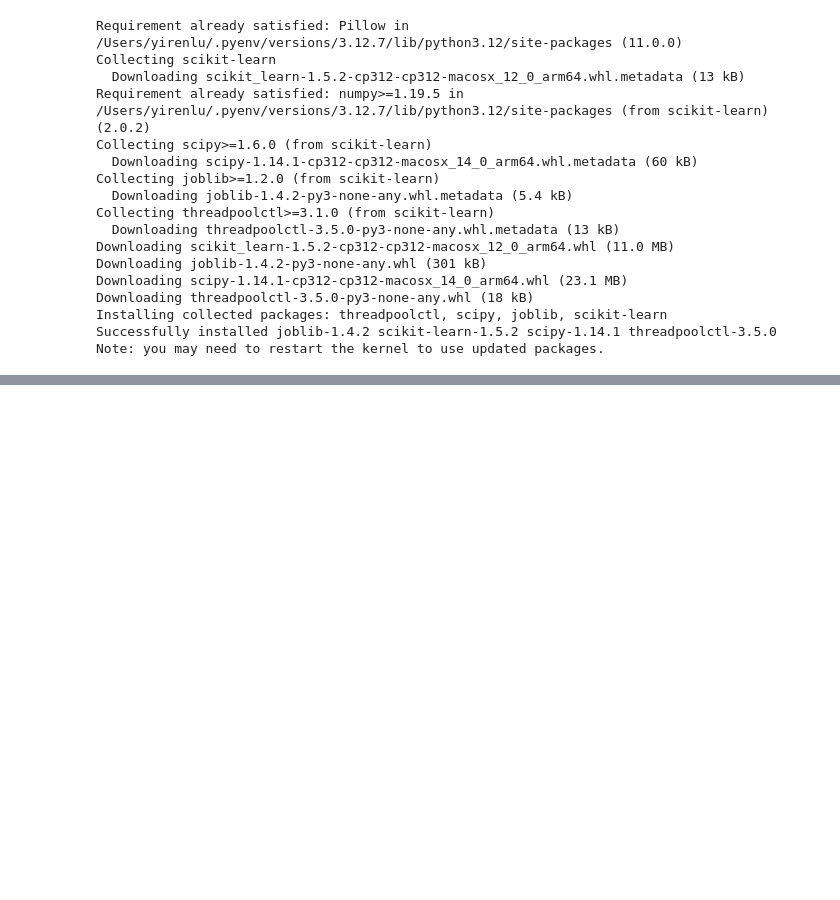
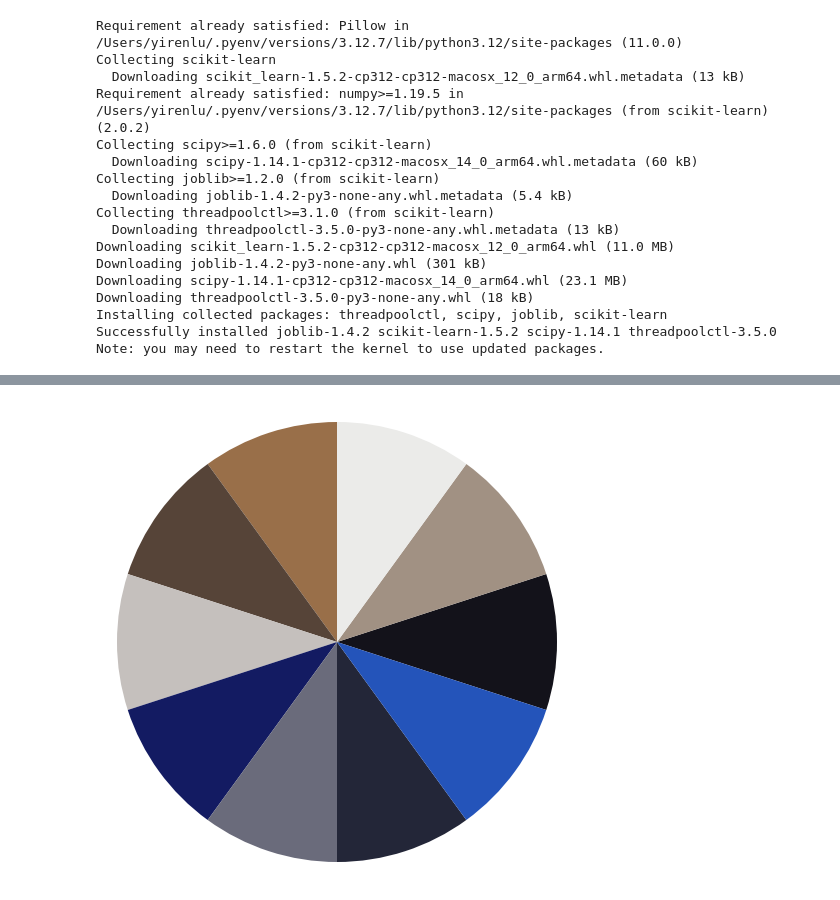
Before and after one commit to yiren54610/Foundation_final, a Jupyter notebook: Model__building.ipynb, the cells around one changed output, grey strips where cells are left out. Saved outputs shown, nothing was run; the diff lists cells and outputs as text; code cells hidden in the pictures; blank space fills up the shorter version.

```diff
--- a/Model__building.ipynb
+++ b/Model__building.ipynb
@@ -231,0 +225,25 @@ plt.show()
+# %%
+import matplotlib.pyplot as plt
+
+# Convert the final palette to a usable color format
+final_colors = [tuple(color / 255) for color in final_palette]  # Normalize to [0, 1] range
+
+# Number of colors
+num_colors = len(final_colors)
+
+# Angles for the color wheel
+angles = np.linspace(0, 2 * np.pi, num_colors, endpoint=False)
+
+# Create a polar plot
+fig, ax = plt.subplots(subplot_kw={'projection': 'polar'}, figsize=(6, 6))
+bars = ax.bar(angles, np.ones(num_colors), color=final_colors, width=2 * np.pi / num_colors)
+
+# Remove radial and angular ticks
+ax.set_yticks([])
+ax.set_xticks([])
+ax.spines['polar'].set_visible(False)
+
+# Display the color wheel
+plt.show()
+# %% [output]
+[figure, added]
```
Also changed, not shown: parts of 5 cells of this notebook.
